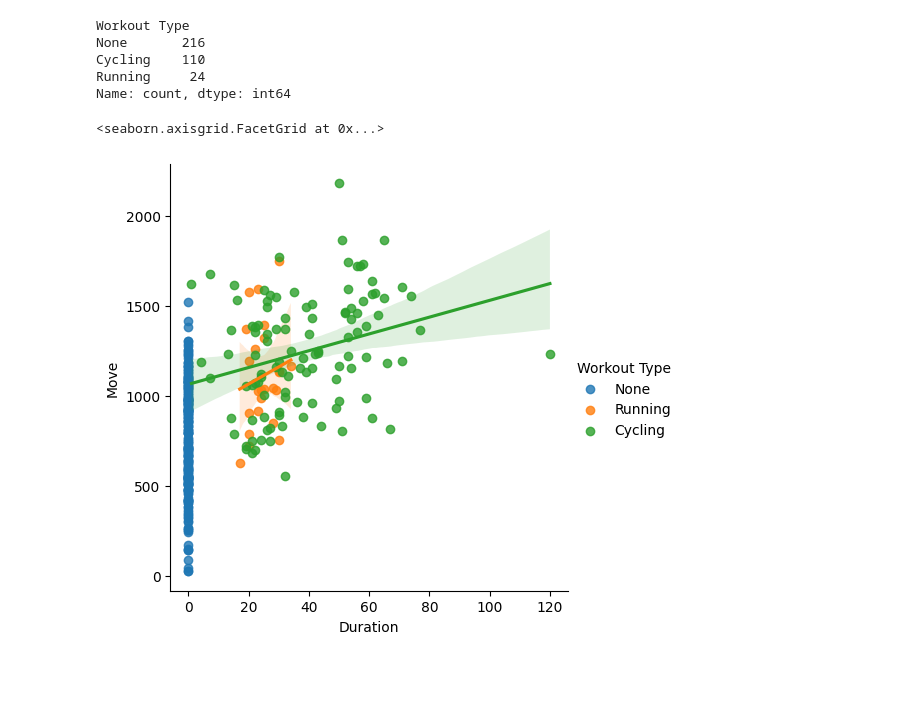
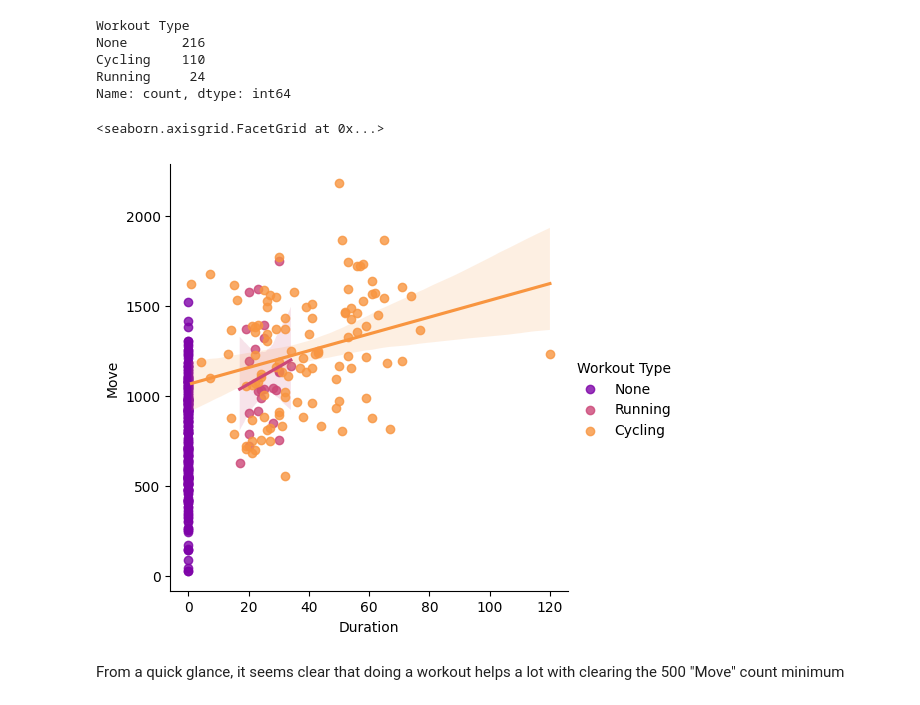
Before and after one commit to RyanTP64/Apple-watch-data, a Jupyter notebook: October to August Watch Data.ipynb, the cells around one changed output. Saved outputs shown, nothing was run; the diff lists cells and outputs as text; code cells hidden in the pictures; blank space fills up the shorter version.

```diff
--- a/October to August Watch Data.ipynb
+++ b/October to August Watch Data.ipynb
@@ -399,7 +411,9 @@ run_cycle['Duration'] = pd.to_timedelta(run_cycle['Duration'])
 
 run_cycle['Duration'] = run_cycle['Duration'].apply(lambda x: x.total_seconds()/60)
 # %%
-sns.lmplot(x= 'Duration',y='Move',hue= 'Workout Type', data=run_cycle)
+sns.lmplot(x= 'Duration',y='Move',hue= 'Workout Type', palette = 'plasma', data=run_cycle)
 # %% [output]
 <seaborn.axisgrid.FacetGrid at 0x...>
-[figure, old version]
+[figure, new version]
+# %% [markdown]
+From a quick glance, it seems clear that doing a workout helps a lot with clearing the 500 "Move" count minimum
```
Also changed, not shown: parts of 23 cells of this notebook.
